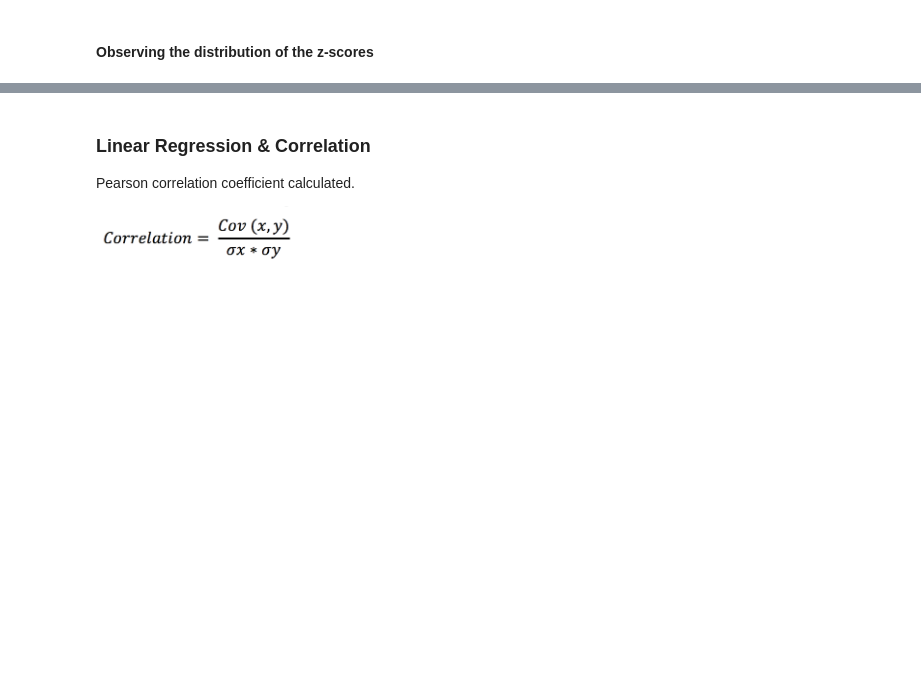
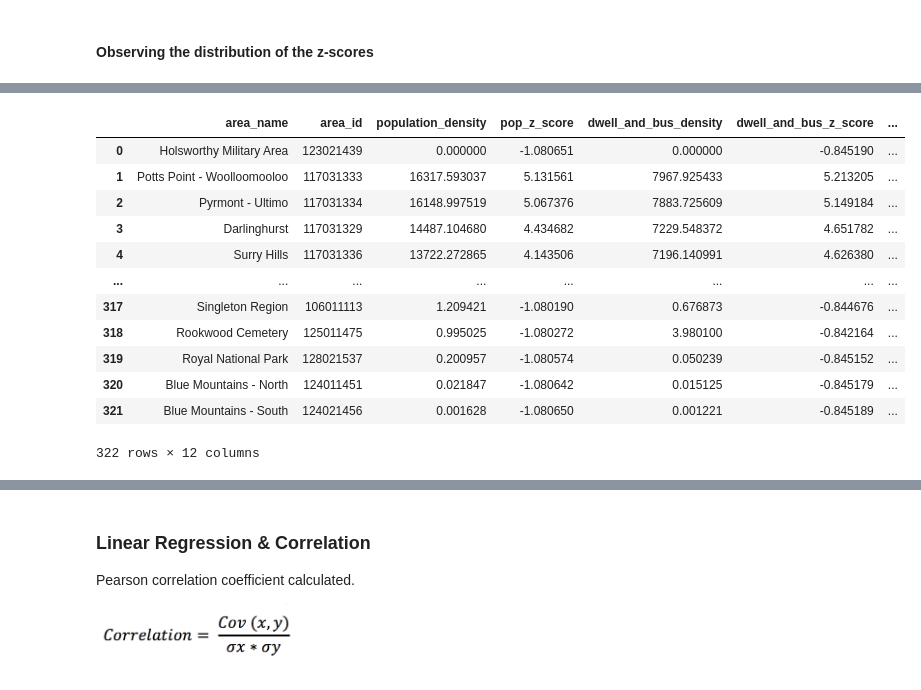
Before and after one commit to ew92/data2001_project, a Jupyter notebook: main.ipynb, the cells around one changed output, grey strips where cells are left out. Saved outputs shown, nothing was run; the diff lists cells and outputs as text; code cells hidden in the pictures; blank space fills up the shorter version.

```diff
--- a/main.ipynb
+++ b/main.ipynb
@@ -961,0 +945,38 @@ $$fire_risk = S(z(population_density)+z(dwelling_&_business_density)+z(bfpl_dens
+# %%
+fire_risk_df = pop_df.copy()
+fire_risk_df = fire_risk_df.drop(columns=['population','areasqkm16'])
+fire_risk_df = fire_risk_df.rename(columns={"z_score": "pop_z_score"})
+
+fire_risk_df = pd.merge(fire_risk_df, dwellbusi_df, left_on='area_id', right_on='area_id', how='inner')
+fire_risk_df = fire_risk_df.drop(columns=['area_name_y'])
+fire_risk_df = fire_risk_df.rename(columns={"z_score": "dwell_and_bus_z_score"})
+
+fire_risk_df = pd.merge(fire_risk_df, bfpl_density, left_on='area_id', right_on='area_id', how='inner')
+fire_risk_df = fire_risk_df.drop(columns=['area_name','areasqkm16','weighted_bfp_area'])
+fire_risk_df = fire_risk_df.rename(columns={"z_score": "bf_z_score"})
+
+fire_risk_df = pd.merge(fire_risk_df, ass_serv_df, left_on='area_id', right_on='area_id', how='inner')
+fire_risk_df = fire_risk_df.drop(columns=['area_name','areasqkm16','health_care_and_social_assistance'])
+fire_risk_df = fire_risk_df.rename(columns={"z_score": "asst_z_score"})
+
+fire_risk_df = pd.merge(fire_risk_df, exchange_df, left_on='area_id', right_on='area_id', how='inner')
+fire_risk_df = fire_risk_df.drop(columns=['area_name','areasqkm16','exchanges'])
+fire_risk_df = fire_risk_df.rename(columns={"z_score": "exch_z_score"})
+
+fire_risk_df = fire_risk_df.rename(columns={'area_name_x': 'area_name'})
+
+fire_risk_df
+# %% [output]
+|  | area_name | area_id | population_density | pop_z_score | dwell_and_bus_density | dwell_and_bus_z_score | ... |
+| 0 | Holsworthy Military Area | 123021439 | 0.000000 | -1.080651 | 0.000000 | -0.845190 | ... |
+| 1 | Potts Point - Woolloomooloo | 117031333 | 16317.593037 | 5.131561 | 7967.925433 | 5.213205 | ... |
+| 2 | Pyrmont - Ultimo | 117031334 | 16148.997519 | 5.067376 | 7883.725609 | 5.149184 | ... |
+| 3 | Darlinghurst | 117031329 | 14487.104680 | 4.434682 | 7229.548372 | 4.651782 | ... |
+| 4 | Surry Hills | 117031336 | 13722.272865 | 4.143506 | 7196.140991 | 4.626380 | ... |
+| ... | ... | ... | ... | ... | ... | ... | ... |
+| 317 | Singleton Region | 106011113 | 1.209421 | -1.080190 | 0.676873 | -0.844676 | ... |
+| 318 | Rookwood Cemetery | 125011475 | 0.995025 | -1.080272 | 3.980100 | -0.842164 | ... |
+| 319 | Royal National Park | 128021537 | 0.200957 | -1.080574 | 0.050239 | -0.845152 | ... |
+| 320 | Blue Mountains - North | 124011451 | 0.021847 | -1.080642 | 0.015125 | -0.845179 | ... |
+| 321 | Blue Mountains - South | 124021456 | 0.001628 | -1.080650 | 0.001221 | -0.845189 | ... |
+322 rows × 12 columns
```
Also changed, not shown: parts of 110 cells of this notebook.
